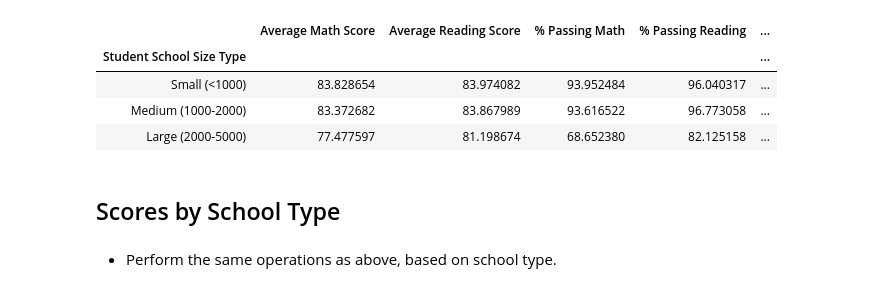
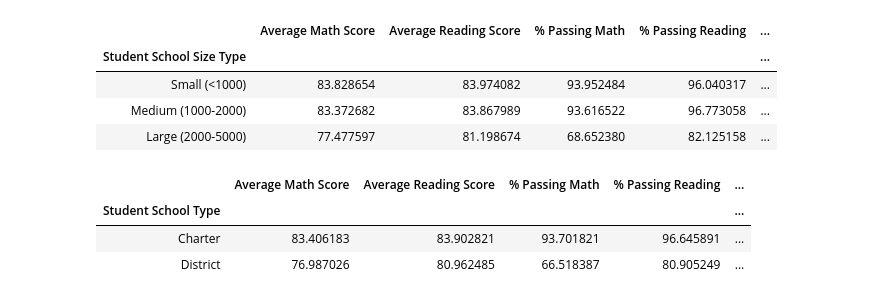
Before and after one commit to Choky59/data-analytics-bootcamp, a Jupyter notebook: pandas-challenge/PyCitySchools/PyCitySchools_starter.ipynb, the cells around one changed output. Cells and saved outputs as stored; diff of their text form; code cells hidden in the pictures.

```diff
--- a/pandas-challenge/PyCitySchools/PyCitySchools_starter.ipynb
+++ b/pandas-challenge/PyCitySchools/PyCitySchools_starter.ipynb
@@ -340,7 +320,27 @@ scores_by_school_size
 | Small (<1000) | 83.828654 | 83.974082 | 93.952484 | 96.040317 | ... |
 | Medium (1000-2000) | 83.372682 | 83.867989 | 93.616522 | 96.773058 | ... |
 | Large (2000-5000) | 77.477597 | 81.198674 | 68.652380 | 82.125158 | ... |
-# %% [markdown]
-## Scores by School Type
-# %% [markdown]
-* Perform the same operations as above, based on school type.
+# %%
+student_data['Student School Type'] = student_data['school_name'].map(school_data.set_index('school_name')['type'])
+student_data
+approved_students_by_school_type = student_data.groupby(student_data['Student School Type']).aggregate({'math_score'   : studentApproved
+                                                                                                        ,'reading_score': studentApproved })
+
+aggregation_functions = {
+                          'math_score'   : 'mean'
+                         ,'reading_score': 'mean'
+                        }
+scores_by_school_type = student_data.groupby(student_data['Student School Type']).aggregate(aggregation_functions)
+scores_by_school_type
+total_students_by_school_type = student_data.groupby(student_data['Student School Type']).aggregate({'student_name'  : 'count'})
+scores_by_school_type['% Passing Math']    = (approved_students_by_school_type['math_score']    /  total_students_by_school_type['student_name']) * 100
+scores_by_school_type['% Passing Reading'] = (approved_students_by_school_type['reading_score'] /  total_students_by_school_type['student_name']) * 100
+scores_by_school_type['Overall Passing Rate'] = (scores_by_school_type['% Passing Math']  + scores_by_school_type['% Passing Reading'])  / 2
+scores_by_school_type = scores_by_school_type.rename(columns={'math_score' : 'Average Math Score'
+                                                                      , 'reading_score' : 'Average Reading Score'})
+scores_by_school_type
+# %% [output]
+|  | Average Math Score | Average Reading Score | % Passing Math | % Passing Reading | ... |
+| Student School Type |  |  |  |  | ... |
+| Charter | 83.406183 | 83.902821 | 93.701821 | 96.645891 | ... |
+| District | 76.987026 | 80.962485 | 66.518387 | 80.905249 | ... |
```
Also changed, not shown: parts of 2 cells of this notebook.
